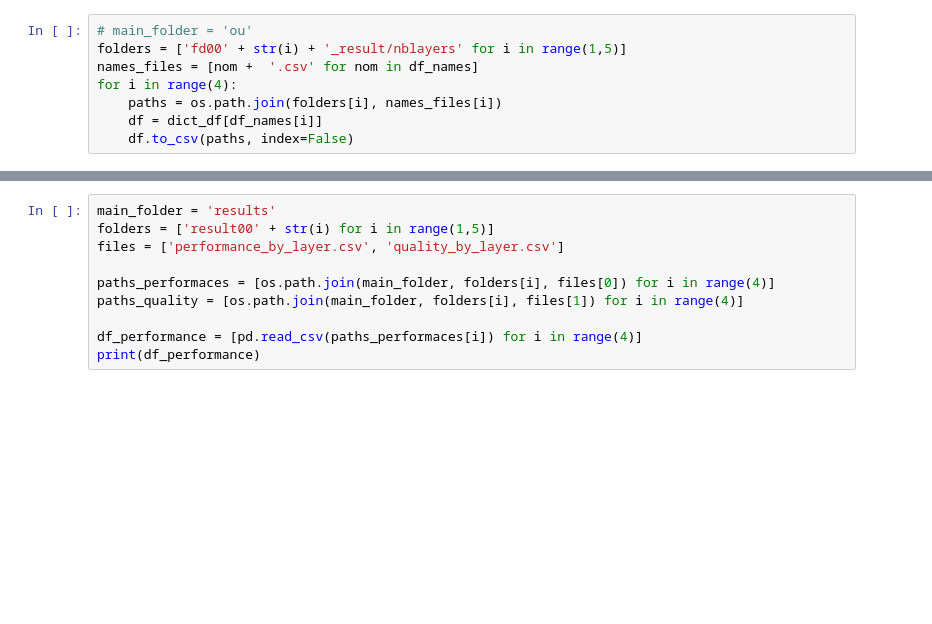
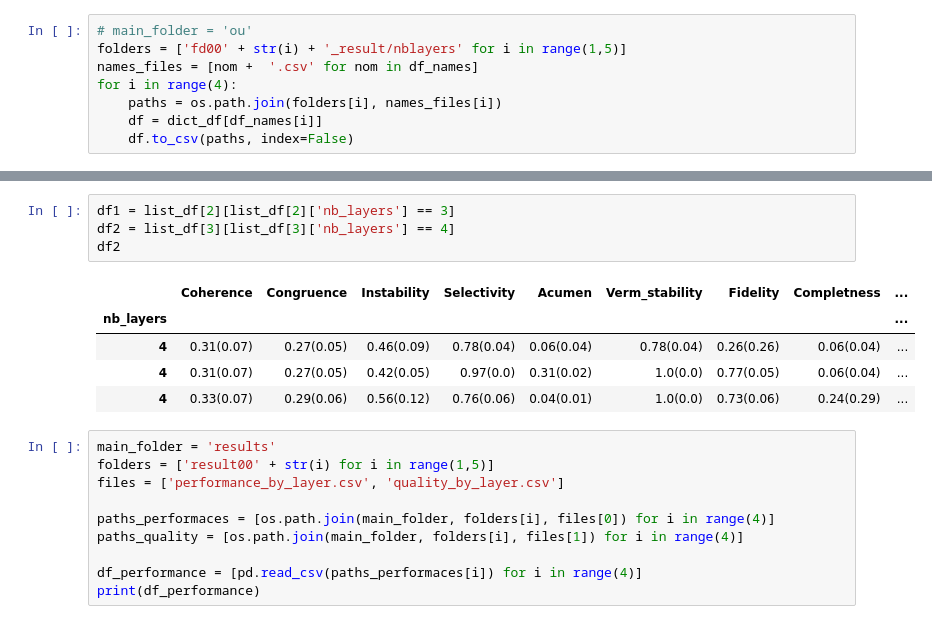
Before and after one commit to laminendao/special_issueV2, a Jupyter notebook: formated_nb_layers_qualitybis.ipynb, the cells around one changed output, grey strips where cells are left out. Cells and saved outputs as stored; diff of their text form; blank space fills up the shorter version.

```diff
--- a/formated_nb_layers_qualitybis.ipynb
+++ b/formated_nb_layers_qualitybis.ipynb
@@ -448,3 +427,13 @@ df
+# %%
+df1 = list_df[2][list_df[2]['nb_layers'] == 3]
+df2 = list_df[3][list_df[3]['nb_layers'] == 4]
+df2
+# %% [output]
+|  | Coherence | Congruence | Instability | Selectivity | Acumen | Verm_stability | Fidelity | Completness | ... |
+| nb_layers |  |  |  |  |  |  |  |  | ... |
+| 4 | 0.31(0.07) | 0.27(0.05) | 0.46(0.09) | 0.78(0.04) | 0.06(0.04) | 0.78(0.04) | 0.26(0.26) | 0.06(0.04) | ... |
+| 4 | 0.31(0.07) | 0.27(0.05) | 0.42(0.05) | 0.97(0.0) | 0.31(0.02) | 1.0(0.0) | 0.77(0.05) | 0.06(0.04) | ... |
+| 4 | 0.33(0.07) | 0.29(0.06) | 0.56(0.12) | 0.76(0.06) | 0.04(0.01) | 1.0(0.0) | 0.73(0.06) | 0.24(0.29) | ... |
 # %%
 main_folder = 'results'
 folders = ['result00' + str(i) for i in range(1,5)]
```
Also changed, not shown: parts of 9 cells of this notebook, 35 other files.
